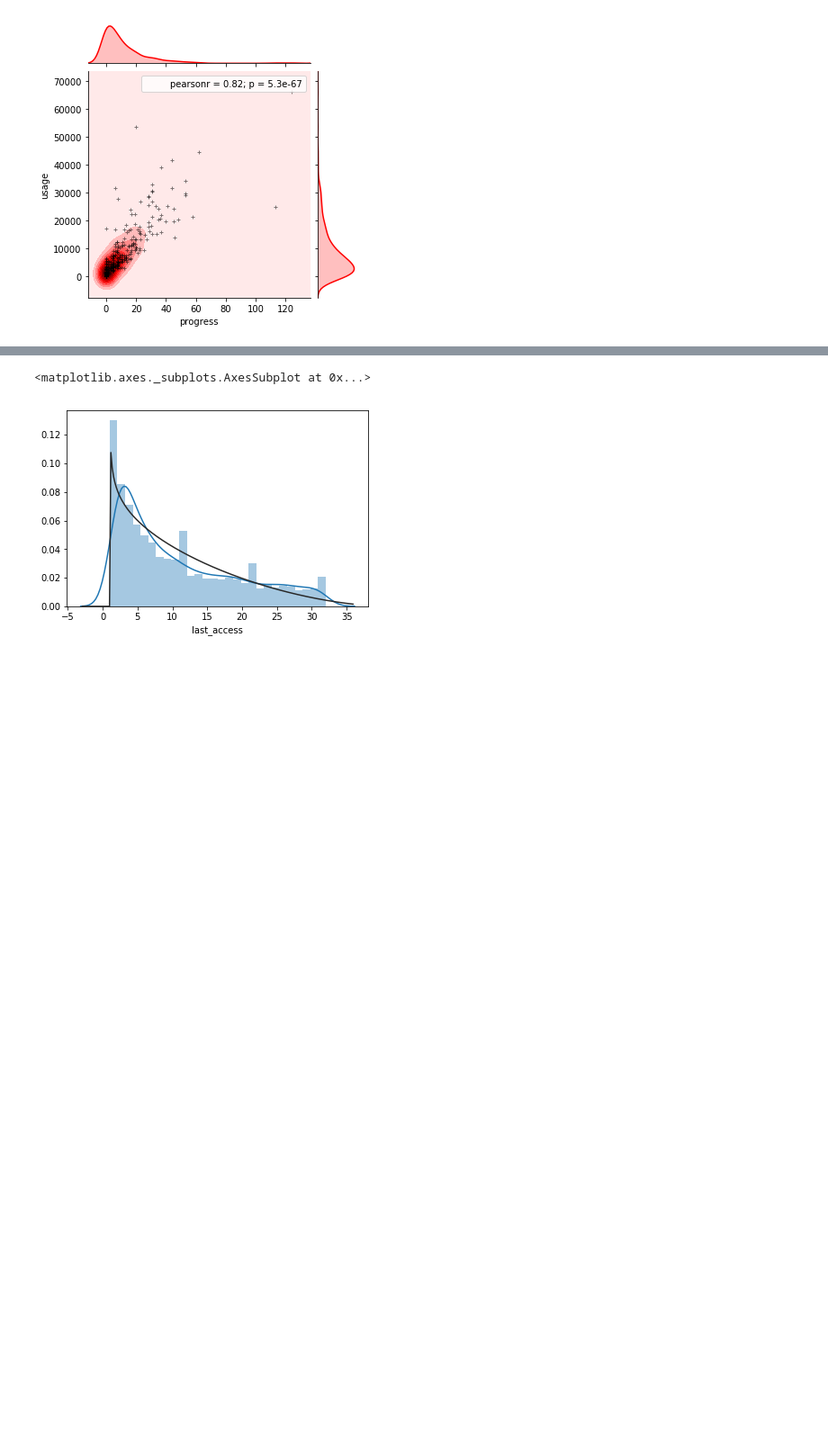
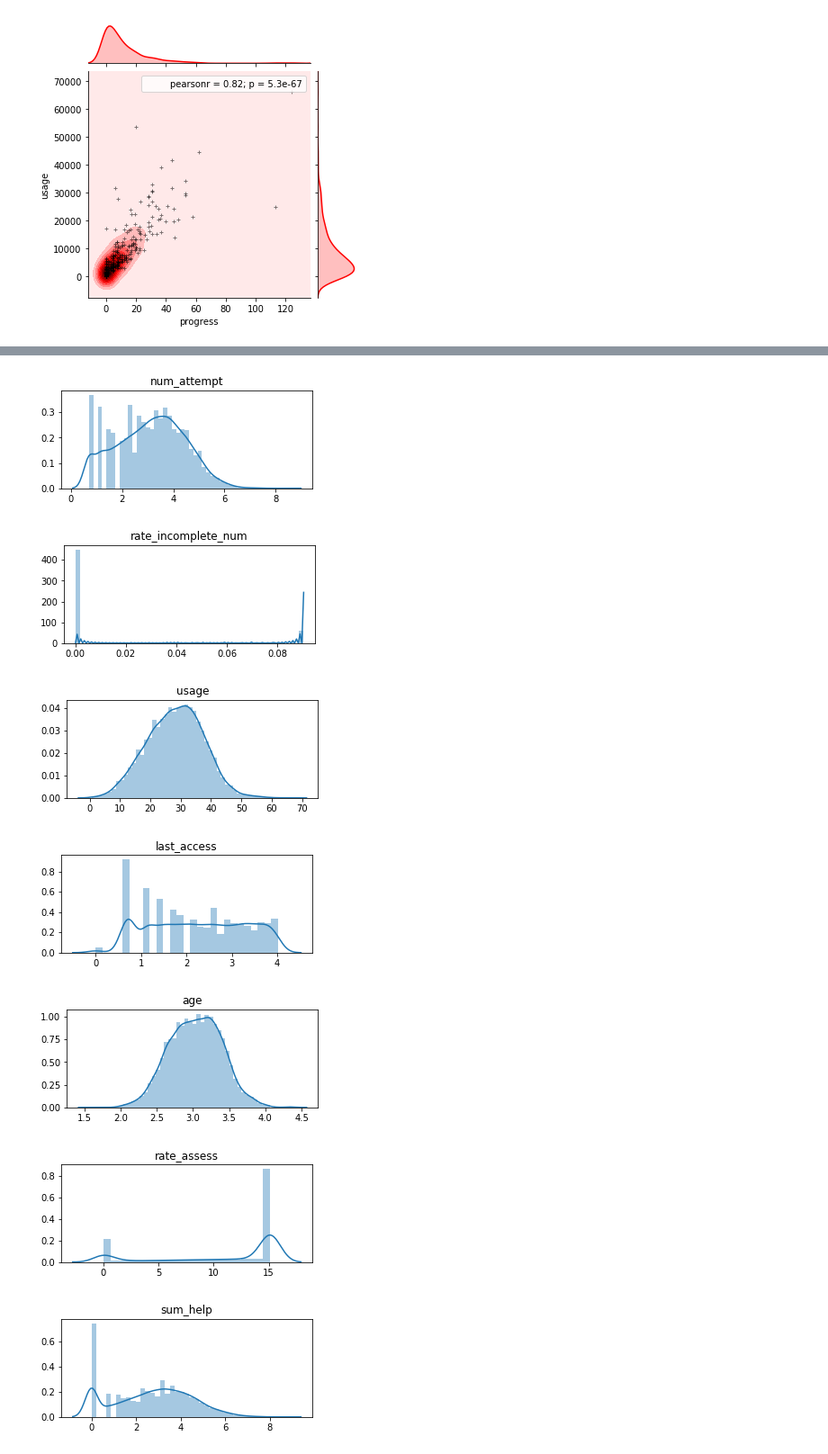
Before and after one commit to vicaws/Whizz, a Jupyter notebook: Code/Churn/Churn/NB_FeatureEngineering.ipynb, the cells around one changed output, grey strips where cells are left out. Shown at 90% size. Drawn from its saved outputs; the diff is of its cells as text; code cells hidden in the pictures; blank space fills up the shorter version.

```diff
--- a/Code/Churn/Churn/NB_FeatureEngineering.ipynb
+++ b/Code/Churn/Churn/NB_FeatureEngineering.ipynb
@@ -222,7 +198,32 @@ df_whizz1.set_index(['customer_month', 'pupilId'], inplace=True)
-# %%
-from scipy.stats import beta
-
-sns.distplot(df_whizz1.last_access+1, fit=beta)
-# %% [output]
-<matplotlib.axes._subplots.AxesSubplot at 0x...>
-[figure, removed]
+# %%
+from scipy.stats import boxcox
+import seaborn as sns
+import mglearn
+
+ftr_list = ['num_attempt',  'rate_incomplete_num', 'usage', 'last_access', 'age', 'rate_assess', 'sum_help', 'progress']
+#ftr_list = ['sum_help', 'last_access', 'progress']
+
+X = []
+Xt = []
+
+for ftr in ftr_list:
+    fig = plt.figure(figsize=(5,2))
+    ax = fig.add_subplot(111)
+    x = df_whizz1[ftr].values + 1
+    xt,_ = boxcox(x)
+    X.append(x)
+    Xt.append(xt)
+    sns.distplot(xt)
+    ax.set_title(ftr)
+
+X = np.array(X).transpose()
+Xt = np.array(Xt).transpose()
+y = df_whizz1.churn.values
+# %% [output]
+[figure, added]
+[figure, added]
+[figure, added]
+[figure, added]
+[figure, added]
+[figure, added]
+[figure, added]
```
Also changed, not shown: parts of 18 cells of this notebook, 33 other files.
